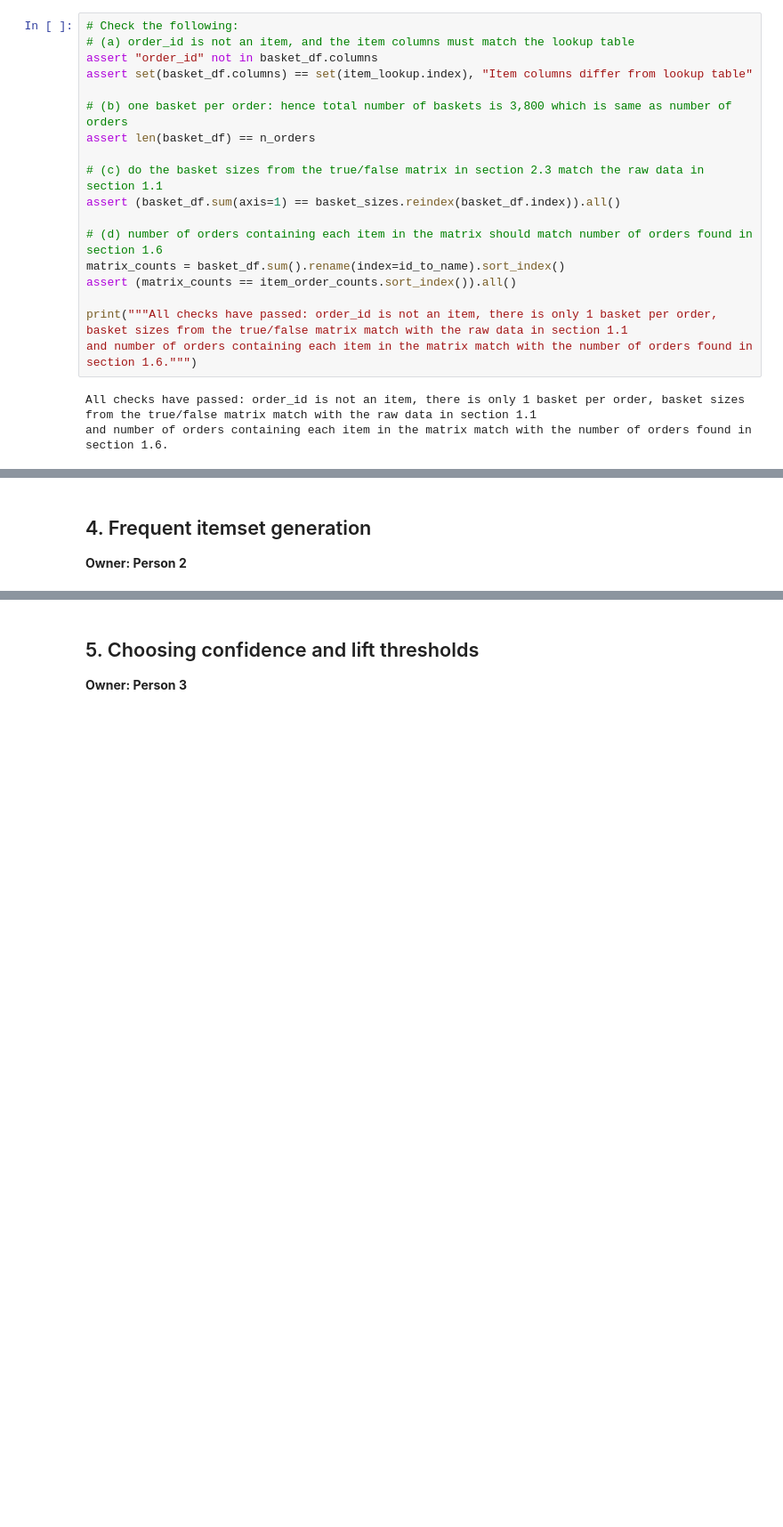
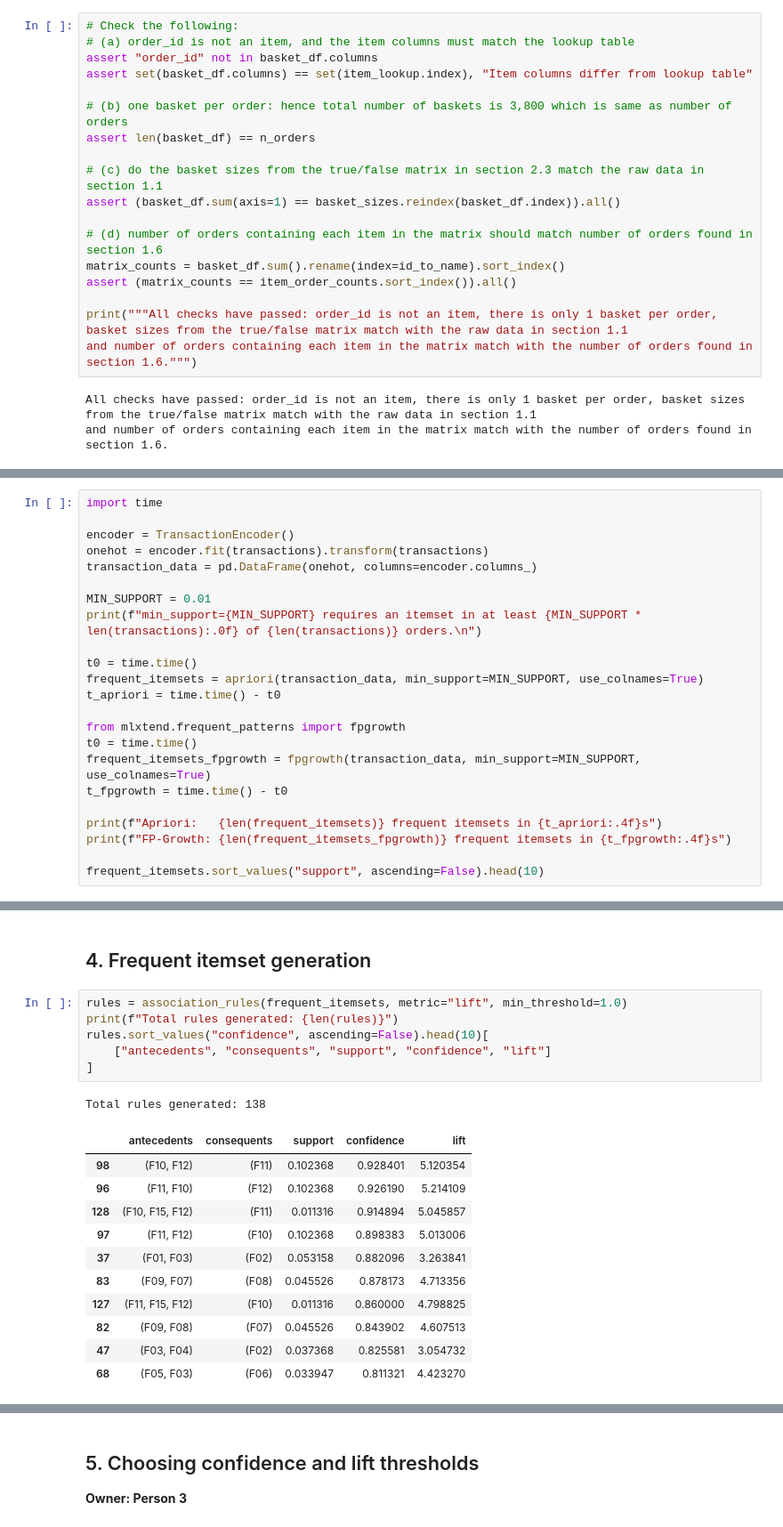
Before and after one commit to tanuiivy/bbt4106-202604-D4-association-rules, a Jupyter notebook: lab_submission/bbt4106-202604-D4-association-rules.ipynb, the cells around one changed output, grey strips where cells are left out. Shown at 89% size. Saved outputs shown, nothing was run; the diff lists cells and outputs as text; blank space fills up the shorter version.

Commit message:
Find the frequent itemsets

```diff
--- a/lab_submission/bbt4106-202604-D4-association-rules.ipynb
+++ b/lab_submission/bbt4106-202604-D4-association-rules.ipynb
@@ -449,0 +495,23 @@ and number of orders containing each item in the matrix match with the number of
+# %%
+import time
+
+encoder = TransactionEncoder()
+onehot = encoder.fit(transactions).transform(transactions)
+transaction_data = pd.DataFrame(onehot, columns=encoder.columns_)
+
+MIN_SUPPORT = 0.01
+print(f"min_support={MIN_SUPPORT} requires an itemset in at least {MIN_SUPPORT * len(transactions):.0f} of {len(transactions)} orders.\n")
+
+t0 = time.time()
+frequent_itemsets = apriori(transaction_data, min_support=MIN_SUPPORT, use_colnames=True)
+t_apriori = time.time() - t0
+
+from mlxtend.frequent_patterns import fpgrowth
+t0 = time.time()
+frequent_itemsets_fpgrowth = fpgrowth(transaction_data, min_support=MIN_SUPPORT, use_colnames=True)
+t_fpgrowth = time.time() - t0
+
+print(f"Apriori:   {len(frequent_itemsets)} frequent itemsets in {t_apriori:.4f}s")
+print(f"FP-Growth: {len(frequent_itemsets_fpgrowth)} frequent itemsets in {t_fpgrowth:.4f}s")
+
+frequent_itemsets.sort_values("support", ascending=False).head(10)
@@ -450,3 +551,21 @@ and number of orders containing each item in the matrix match with the number of
 # %% [markdown]
 ## 4. Frequent itemset generation
-**Owner: Person 2**
+# %%
+rules = association_rules(frequent_itemsets, metric="lift", min_threshold=1.0)
+print(f"Total rules generated: {len(rules)}")
+rules.sort_values("confidence", ascending=False).head(10)[
+    ["antecedents", "consequents", "support", "confidence", "lift"]
+]
+# %% [output]
+Total rules generated: 138
+|  | antecedents | consequents | support | confidence | lift |
+| 98 | (F10, F12) | (F11) | 0.102368 | 0.928401 | 5.120354 |
+| 96 | (F11, F10) | (F12) | 0.102368 | 0.926190 | 5.214109 |
+| 128 | (F10, F15, F12) | (F11) | 0.011316 | 0.914894 | 5.045857 |
+| 97 | (F11, F12) | (F10) | 0.102368 | 0.898383 | 5.013006 |
+| 37 | (F01, F03) | (F02) | 0.053158 | 0.882096 | 3.263841 |
+| 83 | (F09, F07) | (F08) | 0.045526 | 0.878173 | 4.713356 |
+| 127 | (F11, F15, F12) | (F10) | 0.011316 | 0.860000 | 4.798825 |
+| 82 | (F09, F08) | (F07) | 0.045526 | 0.843902 | 4.607513 |
+| 47 | (F03, F04) | (F02) | 0.037368 | 0.825581 | 3.054732 |
+| 68 | (F05, F03) | (F06) | 0.033947 | 0.811321 | 4.423270 |
```
Also changed, not shown: parts of 10 cells of this notebook.
